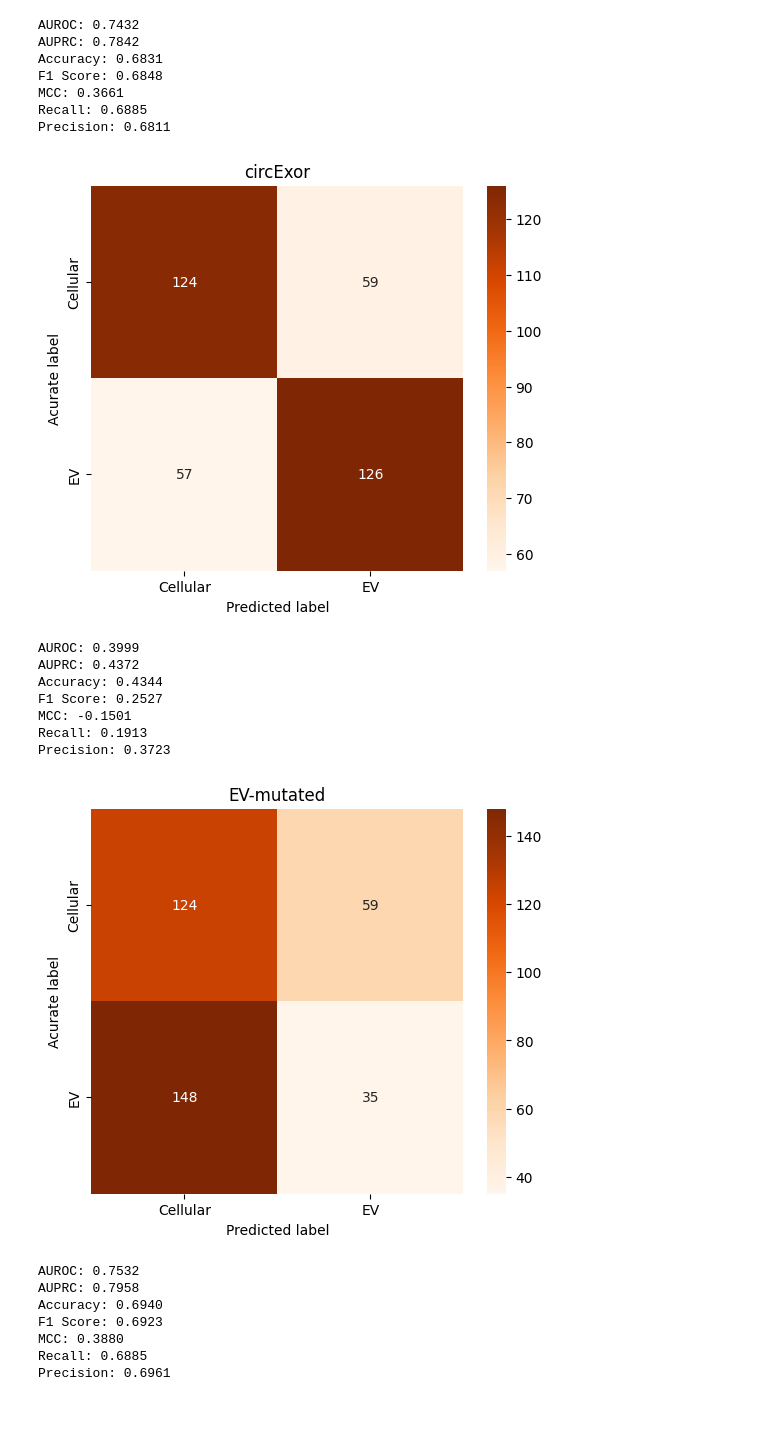
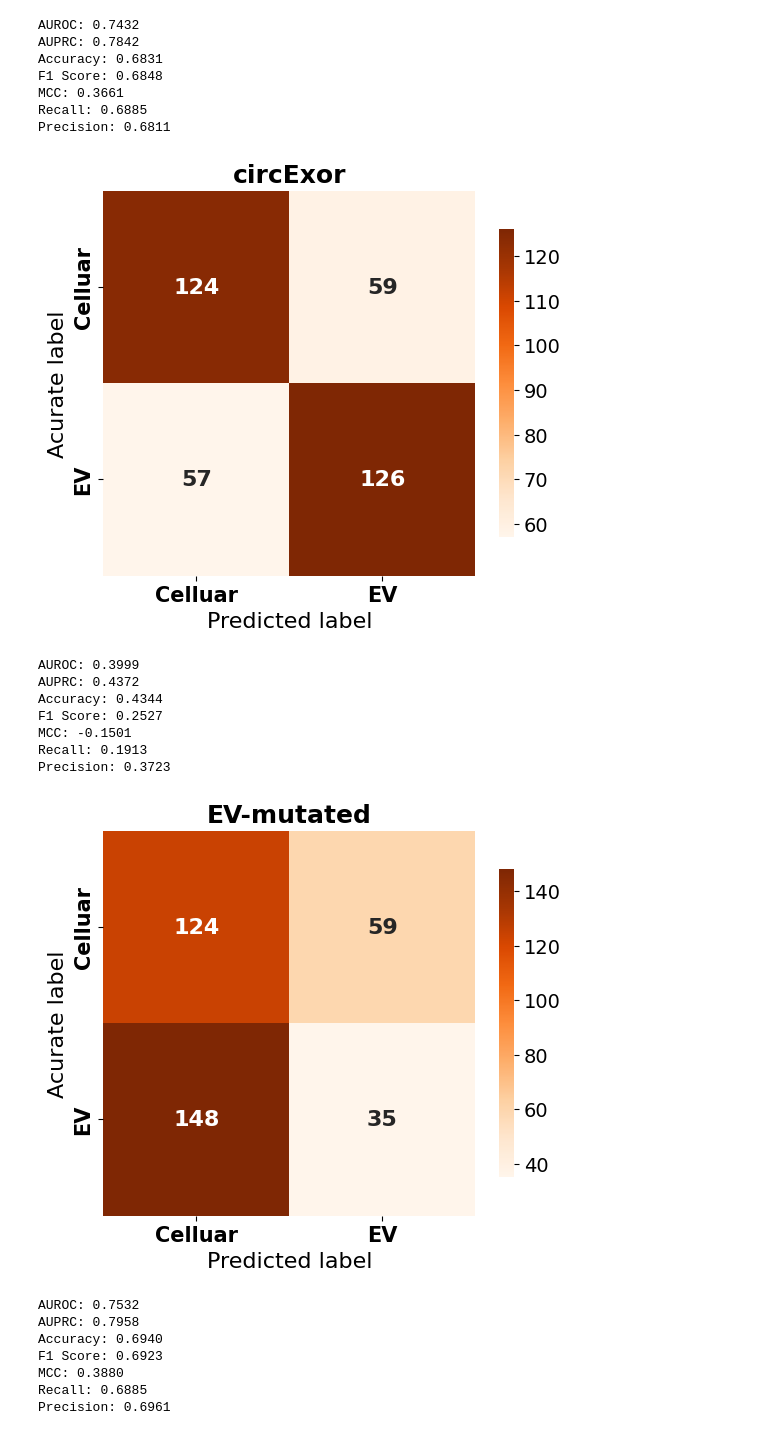
Before and after one commit to zhangysTHU/circExor, a Jupyter notebook: benchmark_evaluation/circExor/evaluate_RF.ipynb, the cells around one changed output. Saved outputs shown, nothing was run; the diff lists cells and outputs as text; code cells hidden in the pictures.

```diff
--- a/benchmark_evaluation/circExor/evaluate_RF.ipynb
+++ b/benchmark_evaluation/circExor/evaluate_RF.ipynb
@@ -189,13 +164,24 @@ cm = confusion_matrix(evaluate_df['tag'], evaluate_df['prediction'])
 
 # 使用 seaborn 绘制混淆矩阵
 plt.figure(figsize=(6, 5))
-sns.heatmap(cm, annot=True, fmt='d', cmap='Oranges', xticklabels=['Cellular', 'EV'], yticklabels=['Cellular', 'EV'])
-plt.title('circExor')
-plt.ylabel('Acurate label')
-plt.xlabel('Predicted label')
+ax = sns.heatmap(cm, annot=True, fmt='d', cmap='Oranges',
+                 xticklabels=['Celluar', 'EV'], yticklabels=['Celluar', 'EV'],
+                 annot_kws={'size': 16, 'weight': 'bold'},  # 调整内部数字的字体大小和加粗
+                 cbar_kws={'shrink': 0.8})  # 可选：调整colorbar大小
+
+plt.title('circExor', fontsize=18, fontweight='bold')
+plt.ylabel('Acurate label', fontsize=16)
+plt.xlabel('Predicted label', fontsize=16)
+plt.xticks(fontsize=15, fontweight='bold')
+plt.yticks(fontsize=15, fontweight='bold')
+
+# 调整右侧colorbar图例数字的字体大小
+cbar = ax.collections[0].colorbar
+cbar.ax.tick_params(labelsize=14)  # 调整colorbar刻度标签字体大小
+
 plt.show()
 # %% [output]
-[figure, old version]
+[figure, new version]
 # %%
 # 反事实突变，ev kmer突变
 model = load_model('/lulabdata3/huangkeyun/zhangys/RNA_locator/ML_python_scripts/ML_models/circRNA_ML_Model_tridivided_Output/RandomForest/best_RandomForest_model.pkl')
@@ -212,17 +198,27 @@ Recall: 0.1913
 Precision: 0.3723
 # %%
 cm = confusion_matrix(evaluate_df['tag'], evaluate_df['prediction'])
-# cm_normalized = normalize(cm, norm='l1', axis=1)
 
 # 使用 seaborn 绘制混淆矩阵
 plt.figure(figsize=(6, 5))
-sns.heatmap(cm, annot=cm, fmt='d', cmap='Oranges', xticklabels=['Cellular', 'EV'], yticklabels=['Cellular', 'EV'])
-plt.title('EV-mutated')
-plt.ylabel('Acurate label')
-plt.xlabel('Predicted label')
+ax = sns.heatmap(cm, annot=True, fmt='d', cmap='Oranges',
+                 xticklabels=['Celluar', 'EV'], yticklabels=['Celluar', 'EV'],
+                 annot_kws={'size': 16, 'weight': 'bold'},  # 调整内部数字的字体大小和加粗
+                 cbar_kws={'shrink': 0.8})  # 可选：调整colorbar大小
+
+plt.title('EV-mutated', fontsize=18, fontweight='bold')
+plt.ylabel('Acurate label', fontsize=16)
+plt.xlabel('Predicted label', fontsize=16)
+plt.xticks(fontsize=15, fontweight='bold')
+plt.yticks(fontsize=15, fontweight='bold')
+
+# 调整右侧colorbar图例数字的字体大小
+cbar = ax.collections[0].colorbar
+cbar.ax.tick_params(labelsize=14)  # 调整colorbar刻度标签字体大小
+
 plt.show()
 # %% [output]
-[figure, old version]
+[figure, new version]
 # %%
 # 反事实突变，cyto kmer突变
 model = load_model('/lulabdata3/huangkeyun/zhangys/RNA_locator/ML_python_scripts/ML_models/circRNA_ML_Model_tridivided_Output/RandomForest/best_RandomForest_model.pkl')
```
Also changed, not shown: parts of 4 cells of this notebook, 44 other files.
